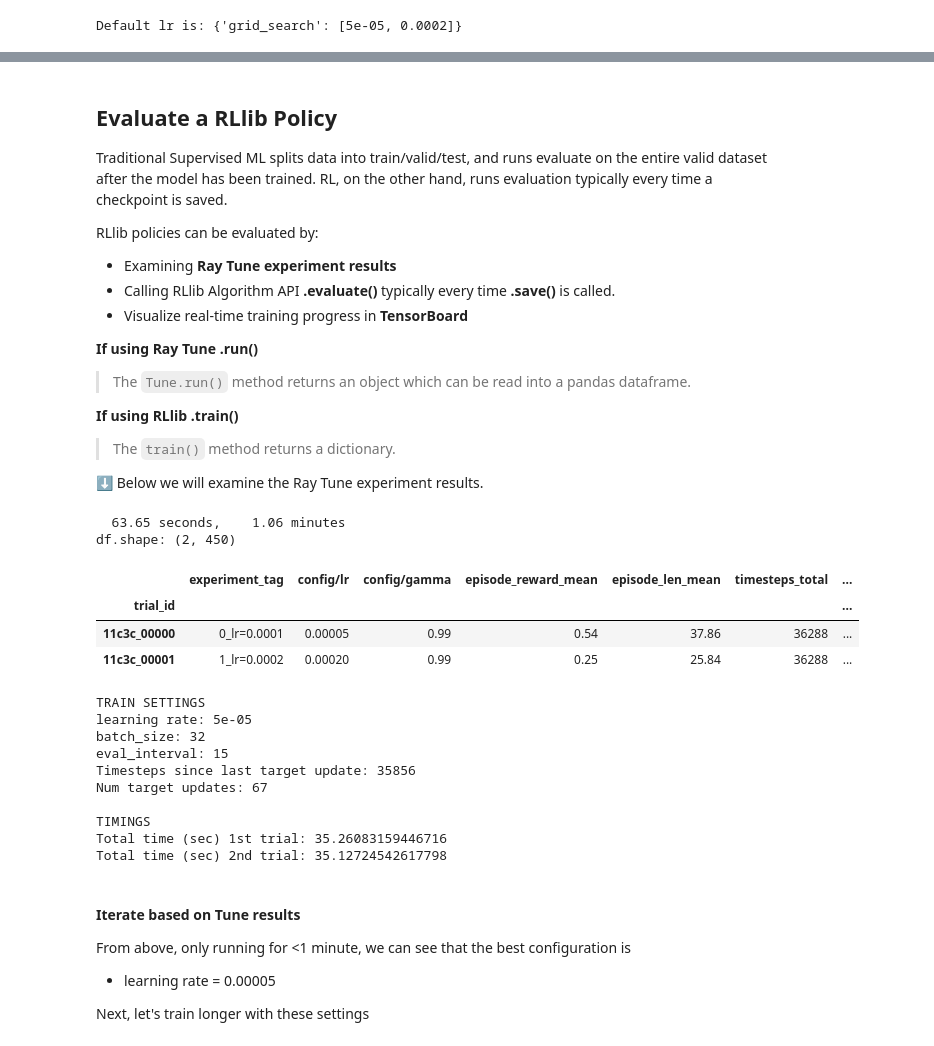
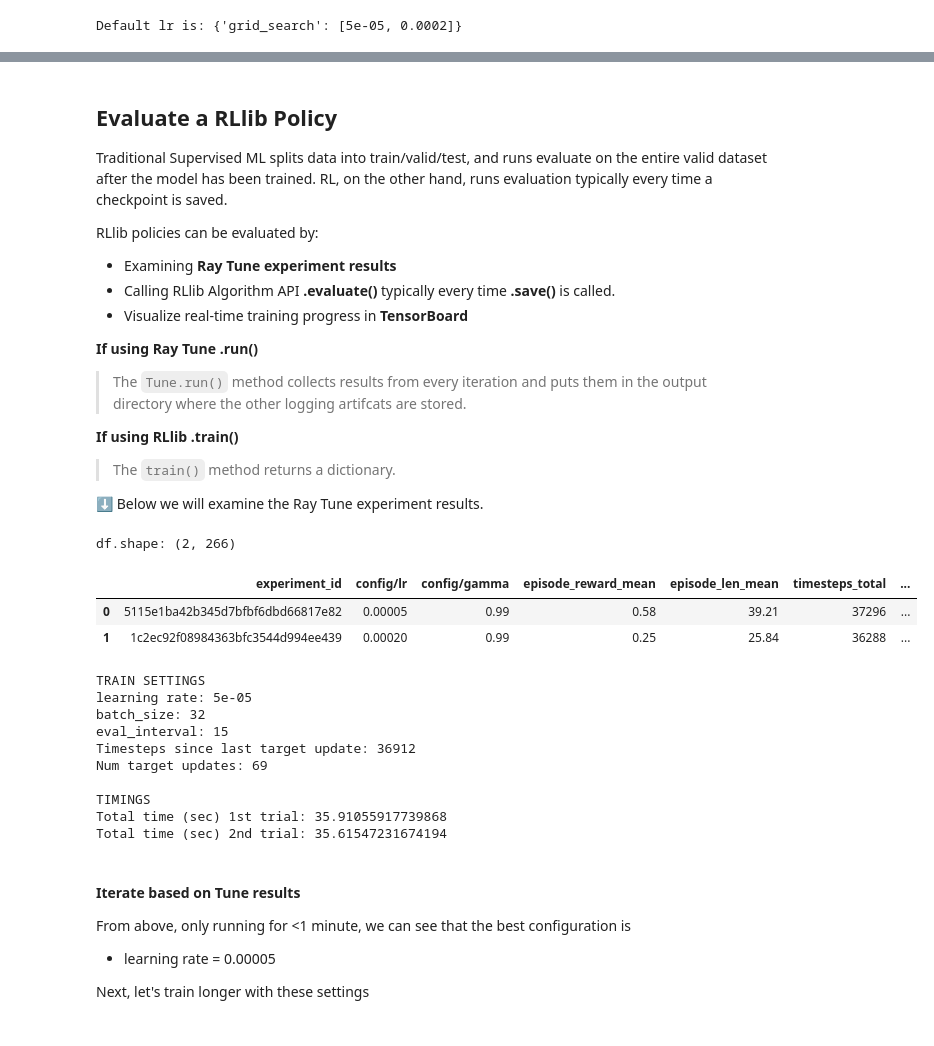
Before and after one commit to anyscale/academy, a Jupyter notebook: ray-rllib/acm_recsys_tutorial_2022/01_intro_gym_and_rllib_optional.ipynb, the cells around one changed output, grey strips where cells are left out. Saved outputs shown, nothing was run; the diff lists cells and outputs as text; code cells hidden in the pictures.

Commit message:
Update intro notebook to use tune with air API

```diff
--- a/ray-rllib/acm_recsys_tutorial_2022/01_intro_gym_and_rllib_optional.ipynb
+++ b/ray-rllib/acm_recsys_tutorial_2022/01_intro_gym_and_rllib_optional.ipynb
@@ -1000,7 +1024,8 @@ RLlib policies can be evaluated by:
 
 <b>If using Ray Tune .run()</b>
 
-> The `Tune.run()` method returns an object which can be read into a pandas dataframe.
+> The `Tune.run()` method collects results from every iteration and puts them in the output directory where the other logging artifcats are stored.
+
 
 
 <b>If using RLlib .train()</b>
@@ -1010,65 +1035,58 @@ RLlib policies can be evaluated by:
 ⬇️ Below we will examine the Ray Tune experiment results.
 <br>
 # %%
-# Read off overall stats
-stats = experiment_results.stats()
-secs = stats["timestamp"] - stats["start_time"]
-print(f'{secs:7.2f} seconds, {secs/60.0:7.2f} minutes')
+# Read tune results in a pandas dataframe
+df = experiment_results.get_dataframe()
+print(f"df.shape: {df.shape}")  # One row per experiment
 
-# Read trainer results in a pandas dataframe
-df = experiment_results.results_df
-
-# I'm not sure what these mean?
-# print(f"Number of sample_timesteps: {df.iloc[0,:].num_agent_steps_sampled}")
-# print(f"Number of num_agent_steps_trained: {df.iloc[0,:].num_agent_steps_trained}")
-print(f"df.shape: {df.shape}")  # One row per experiment
 # pick off col numbers this way
 # temp = df.columns.tolist()
 # temp
-temp_columns = ["experiment_tag", "config/lr", "config/gamma", "episode_reward_mean",
-                "episode_len_mean", "timesteps_total", "training_iteration",
-                "done", "time_total_s",
-                "timers/training_iteration_time_ms", "timers/load_time_ms",
-                "timers/load_throughput", "timers/learn_time_ms", "timers/synch_weights_time_ms",
-                "config/num_workers", "config/evaluation_num_workers",
-                "config/evaluation_config/num_envs_per_worker", "config/evaluation_config/evaluation_config/num_workers"]
+temp_columns = [
+    "experiment_id", "config/lr", "config/gamma", "episode_reward_mean",
+    "episode_len_mean", "timesteps_total", "training_iteration",
+    "done", "time_total_s",
+    "timers/training_iteration_time_ms", "timers/load_time_ms",
+    "timers/load_throughput", "timers/learn_time_ms", "timers/synch_weights_time_ms",
+    "config/num_workers", "config/evaluation_num_workers",
+    "config/num_envs_per_worker",
+    "config/evaluation_config/num_workers"
+]
 temp = df.loc[:, temp_columns].head()
-temp.rename(columns={'config/evaluation_config/evaluation_config/num_workers':'num_train_workers'}, inplace=True)
-temp.rename(columns={'config/evaluation_config/num_envs_per_worker':'num_envs_per_eval_worker'}, inplace=True)
+temp.rename(columns={'config/evaluation_config/num_workers':'num_train_workers'}, inplace=True)
+temp.rename(columns={'config/num_envs_per_worker':'num_envs_per_eval_worker'}, inplace=True)
 temp.rename(columns={'config/evaluation_num_workers':'evaluation_num_workers'}, inplace=True)
 temp.rename(columns={'config/num_workers':'num_rollout_workers'}, inplace=True)
 from IPython.display import display
 display(temp)
 
 print()
 print("TRAIN SETTINGS")
 print(f"learning rate: {df.iloc[0,:]['config/lr']}")
 print(f"batch_size: {df.iloc[0,:]['config/train_batch_size']}")
 print(f"eval_interval: {df.iloc[0,:]['config/evaluation_interval']}")
 print(f"Timesteps since last target update: {df.iloc[0,:]['info/last_target_update_ts']}")
 print(f"Num target updates: {df.iloc[0,:]['info/num_target_updates']}")
 
 print()
 print("TIMINGS")
 print(f"Total time (sec) 1st trial: {df.iloc[0,:]['time_total_s']}")
 print(f"Total time (sec) 2nd trial: {df.iloc[1,:]['time_total_s']}")
 # %% [output]
-  63.65 seconds,    1.06 minutes
-df.shape: (2, 450)
+df.shape: (2, 266)
-|  | experiment_tag | config/lr | config/gamma | episode_reward_mean | episode_len_mean | timesteps_total | ... |
-| trial_id |  |  |  |  |  |  | ... |
-| 11c3c_00000 | 0_lr=0.0001 | 0.00005 | 0.99 | 0.54 | 37.86 | 36288 | ... |
-| 11c3c_00001 | 1_lr=0.0002 | 0.00020 | 0.99 | 0.25 | 25.84 | 36288 | ... |
+|  | experiment_id | config/lr | config/gamma | episode_reward_mean | episode_len_mean | timesteps_total | ... |
+| 0 | 5115e1ba42b345d7bfbf6dbd66817e82 | 0.00005 | 0.99 | 0.58 | 39.21 | 37296 | ... |
+| 1 | 1c2ec92f08984363bfc3544d994ee439 | 0.00020 | 0.99 | 0.25 | 25.84 | 36288 | ... |
 TRAIN SETTINGS
 learning rate: 5e-05
 batch_size: 32
 eval_interval: 15
-Timesteps since last target update: 35856
-Num target updates: 67
+Timesteps since last target update: 36912
+Num target updates: 69
 
 TIMINGS
-Total time (sec) 1st trial: 35.26083159446716
-Total time (sec) 2nd trial: 35.12724542617798
+Total time (sec) 1st trial: 35.91055917739868
+Total time (sec) 2nd trial: 35.61547231674194
 # %% [markdown]
 <br>
 
```
Also changed, not shown: parts of 15 cells of this notebook.
